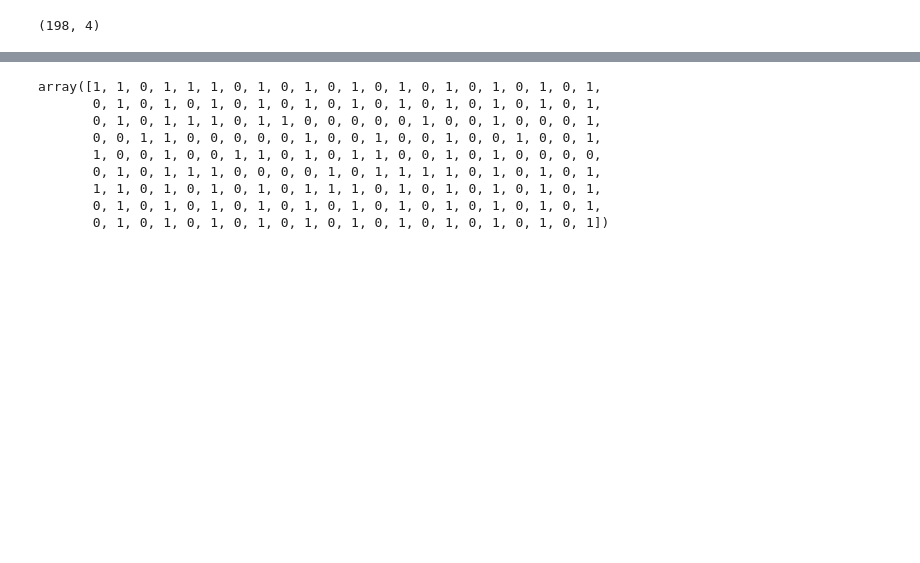
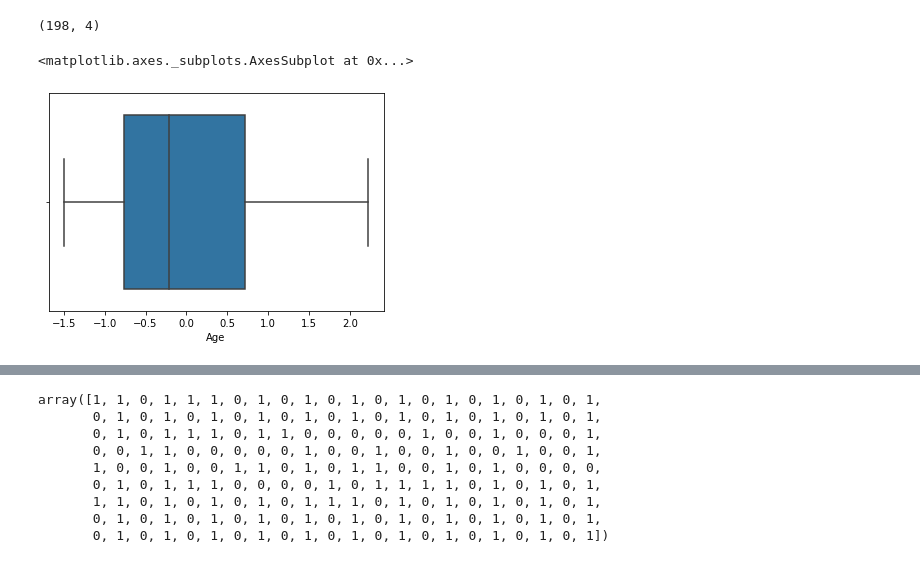
Before and after one commit to nipun1992/Mall-Customers, a Jupyter notebook: Mall_customers.ipynb, the cells around one changed output, grey strips where cells are left out. Drawn from its saved outputs; the diff is of its cells as text; code cells hidden in the pictures; blank space fills up the shorter version.

```diff
--- a/Mall_customers.ipynb
+++ b/Mall_customers.ipynb
@@ -171,3 +308,9 @@ scaled_df = scaled_df.drop_duplicates(keep='first')
 scaled_df.shape
 # %% [output]
 (198, 4)
+# %%
+import seaborn as sns
+sns.boxplot(x=scaled_df['Age'])
+# %% [output]
+<matplotlib.axes._subplots.AxesSubplot at 0x...>
+[figure, added]
```
Also changed, not shown: parts of 19 cells of this notebook.
